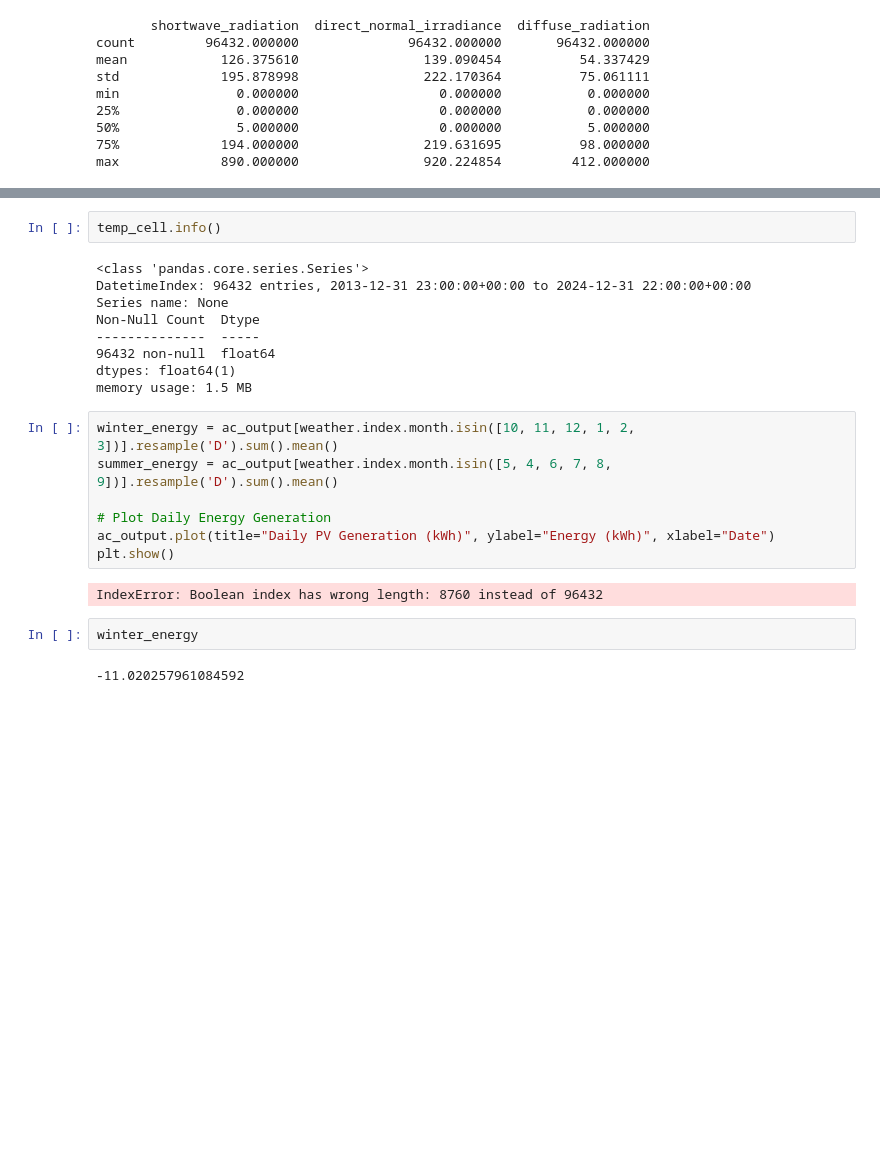
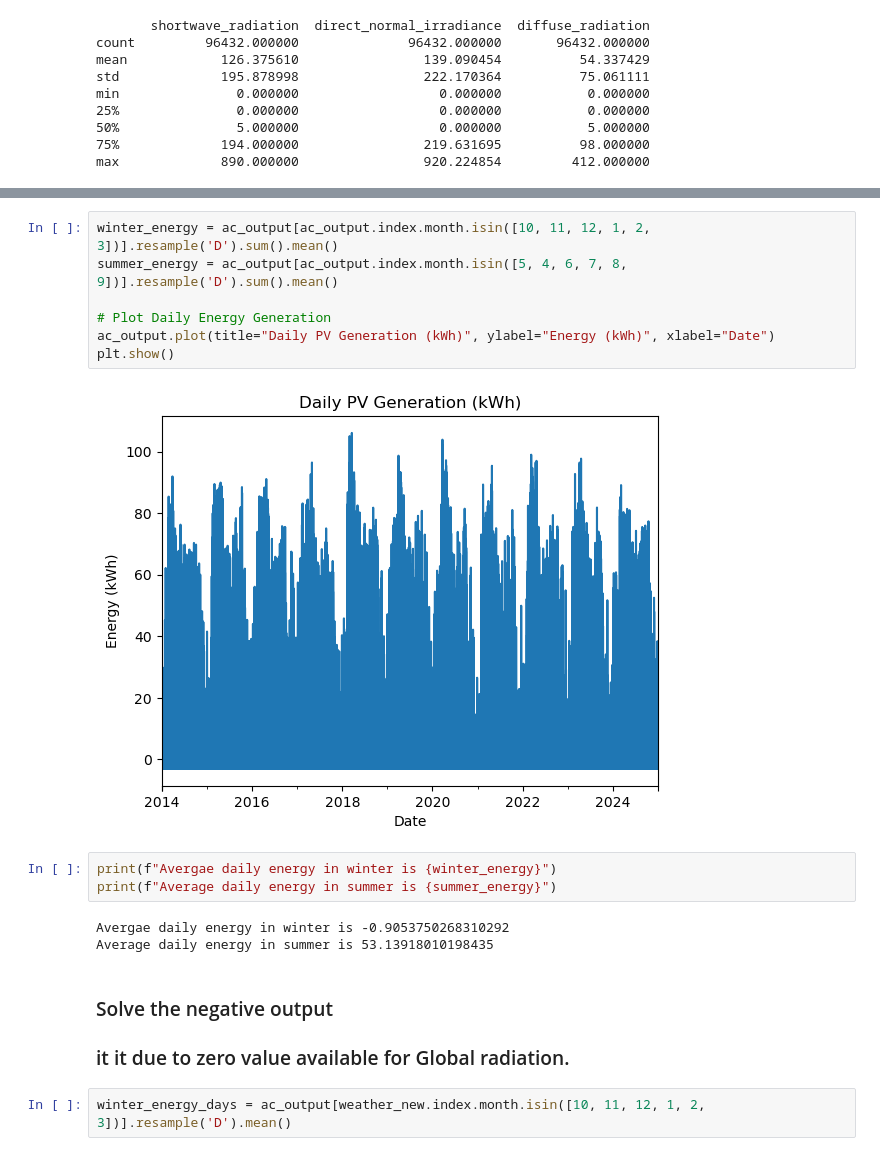
Before and after one commit to jaineshk/CCA_Harz_Project_2025, a Jupyter notebook: old_data_analysis/PV_lib calculation.ipynb, the cells around one changed output, grey strips where cells are left out. Cells and saved outputs as stored; diff of their text form; blank space fills up the shorter version.

```diff
--- a/old_data_analysis/PV_lib calculation.ipynb
+++ b/old_data_analysis/PV_lib calculation.ipynb
@@ -422,24 +389,20 @@ energy_year_kwp
-# %%
-temp_cell.info()
-# %% [output]
-<class 'pandas.core.series.Series'>
-DatetimeIndex: 96432 entries, 2013-12-31 23:00:00+00:00 to 2024-12-31 22:00:00+00:00
-Series name: None
-Non-Null Count  Dtype
---------------  -----
-96432 non-null  float64
-dtypes: float64(1)
-memory usage: 1.5 MB
 # %%
-winter_energy = ac_output[weather.index.month.isin([10, 11, 12, 1, 2, 3])].resample('D').sum().mean()
-summer_energy = ac_output[weather.index.month.isin([5, 4, 6, 7, 8, 9])].resample('D').sum().mean()
+winter_energy = ac_output[ac_output.index.month.isin([10, 11, 12, 1, 2, 3])].resample('D').sum().mean()
+summer_energy = ac_output[ac_output.index.month.isin([5, 4, 6, 7, 8, 9])].resample('D').sum().mean()
 
 # Plot Daily Energy Generation
 ac_output.plot(title="Daily PV Generation (kWh)", ylabel="Energy (kWh)", xlabel="Date")
 plt.show()
 # %% [output]
-IndexError: Boolean index has wrong length: 8760 instead of 96432
+[figure, added]
-# %%
-winter_energy
-# %% [output]
--11.020257961084592
+# %%
+print(f"Avergae daily energy in winter is {winter_energy}")
+print(f"Average daily energy in summer is {summer_energy}")
+# %% [output]
+Avergae daily energy in winter is -0.9053750268310292
+Average daily energy in summer is 53.13918010198435
+# %% [markdown]
+### Solve the negative output
+### it it due to zero value available for Global radiation.
+# %%
+winter_energy_days = ac_output[weather_new.index.month.isin([10, 11, 12, 1, 2, 3])].resample('D').mean()
```
Also changed, not shown: parts of 39 cells of this notebook, 5 other files.
